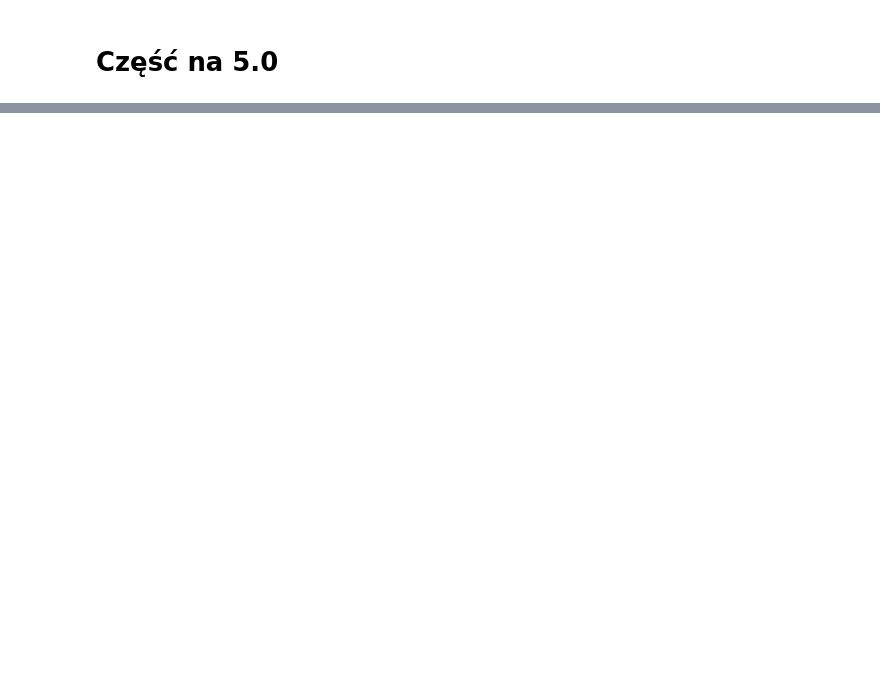
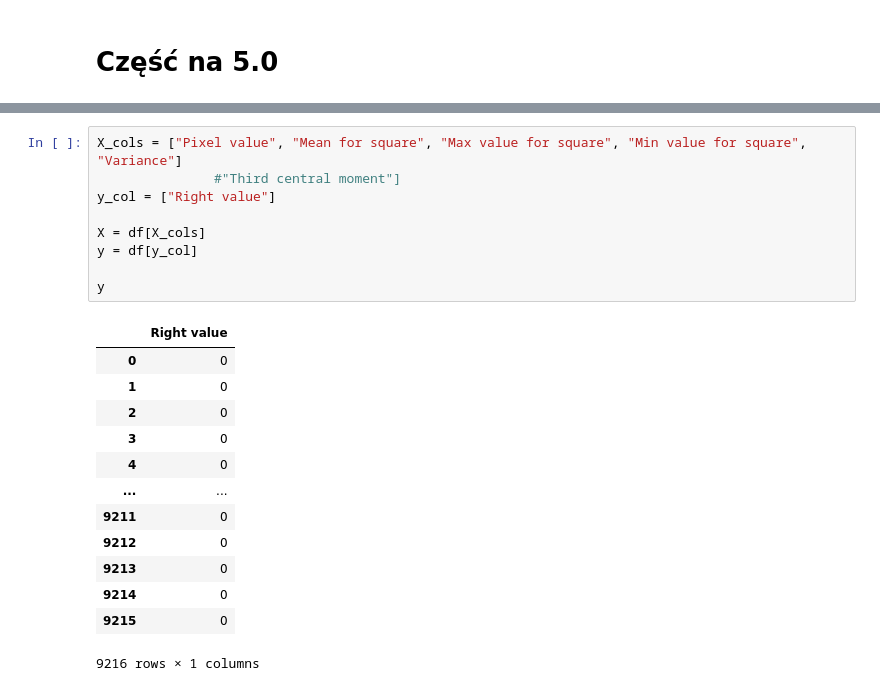
Before and after one commit to EwaKomkowska/Informatyka_w_medycynie, a Jupyter notebook: SitkowkaOka/SiatkowkaOkaEwa.ipynb, the cells around one changed output, grey strips where cells are left out. Drawn from its saved outputs; the diff is of its cells as text; blank space fills up the shorter version.

```diff
--- a/SitkowkaOka/SiatkowkaOkaEwa.ipynb
+++ b/SitkowkaOka/SiatkowkaOkaEwa.ipynb
@@ -181,0 +363,23 @@ print(i/max_val)
+# %%
+X_cols = ["Pixel value", "Mean for square", "Max value for square", "Min value for square", "Variance"]
+               #"Third central moment"]
+y_col = ["Right value"]
+
+X = df[X_cols]
+y = df[y_col]
+
+y
+# %% [output]
+|  | Right value |
+| 0 | 0 |
+| 1 | 0 |
+| 2 | 0 |
+| 3 | 0 |
+| 4 | 0 |
+| ... | ... |
+| 9211 | 0 |
+| 9212 | 0 |
+| 9213 | 0 |
+| 9214 | 0 |
+| 9215 | 0 |
+9216 rows × 1 columns
```
Also changed, not shown: parts of 28 cells of this notebook.
